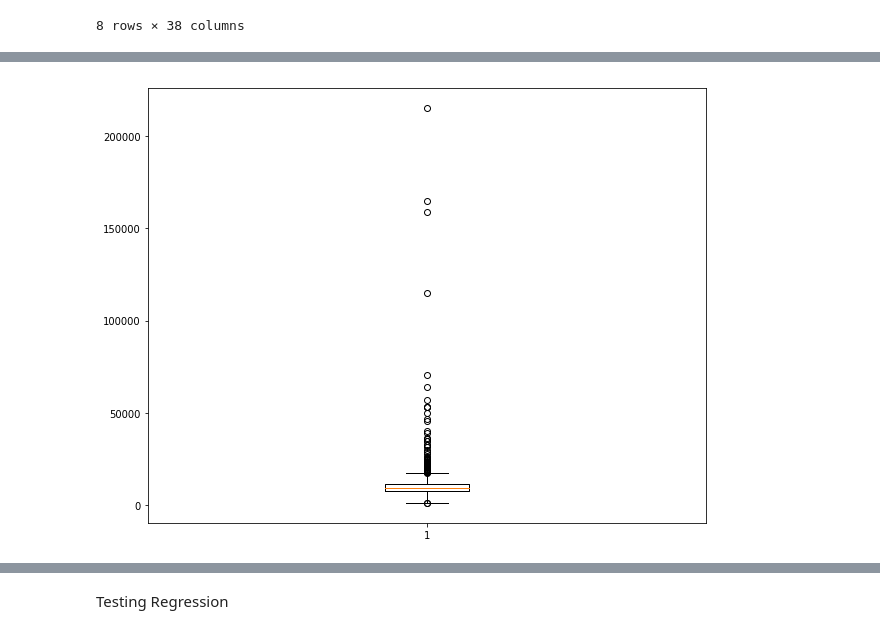
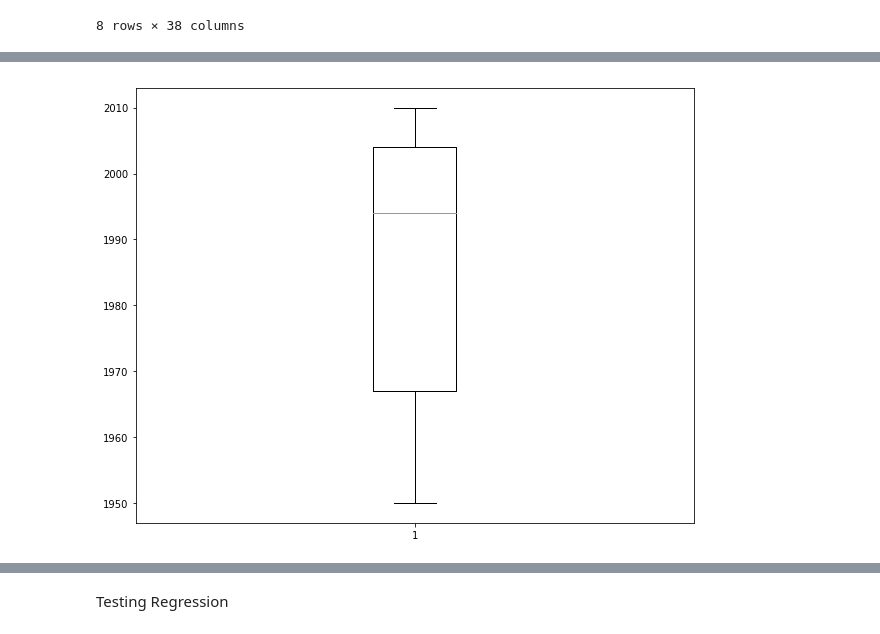
Before and after one commit to malcolmRite/House-Price-Predictions, a Jupyter notebook: Housing Prices Code.ipynb, the cells around one changed output, grey strips where cells are left out. Drawn from its saved outputs; the diff is of its cells as text; code cells hidden in the pictures.

```diff
--- a/Housing Prices Code.ipynb
+++ b/Housing Prices Code.ipynb
@@ -36,0 +40,14 @@ train_set.describe()
+# %%
+features = ['LotArea', "LotFrontage", 'OverallQual', 'BedroomAbvGr', 'TotRmsAbvGrd', 'GarageArea', "YearBuilt", 'MSSubClass', "WoodDeckSF", "GrLivArea", "TotalBsmtSF", "YearRemodAdd", "OverallCond"]
+# Fill in the lines below: imputation
+my_imputer = SimpleImputer()# Your code here
+
+train_set = train_set.fillna(0)
+
+imputed_X_train = pd.DataFrame(my_imputer.fit_transform(train_set[features]))
+imputed_X_valid = pd.DataFrame(my_imputer.transform(test_set[features]))
+
+# Fill in the lines below: imputation removed column names; put them back
+
+imputed_X_valid.columns = test_set[features].columns
+train_set.columns = train_set.columns
@@ -36,0 +135,2 @@ train_set.describe()
+# %%
+train_set["Neighborhood"] = neighCoding(train_set["Neighborhood"])
@@ -37,6 +172,6 @@ train_set.describe()
 # %%
 plt.figure(figsize = (10,8))
-plt.boxplot(train_set["LotArea"])
+plt.boxplot(train_set["YearRemodAdd"])
 plt.show()
 # %% [output]
-[figure, old version]
+[figure, new version]
```
Also changed, not shown: parts of 35 cells of this notebook.
